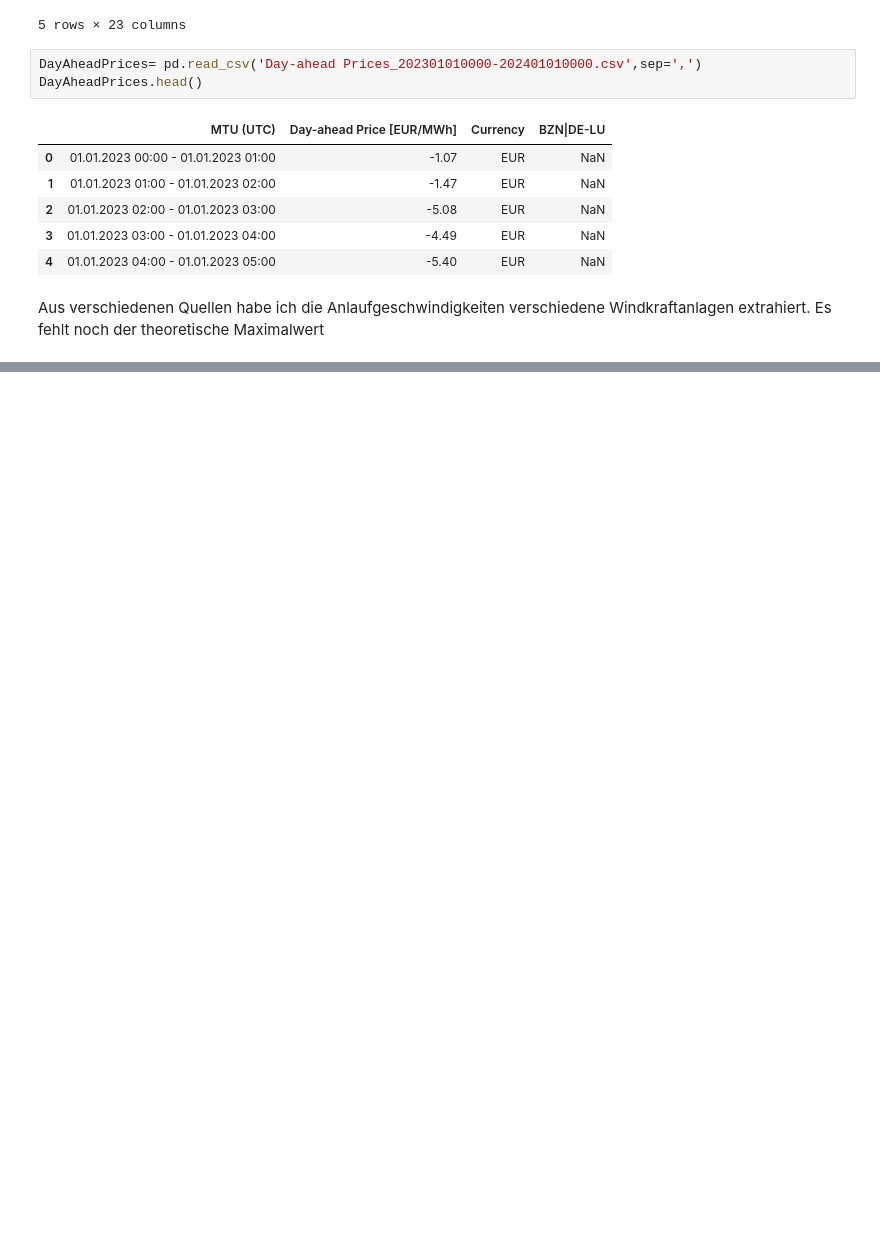
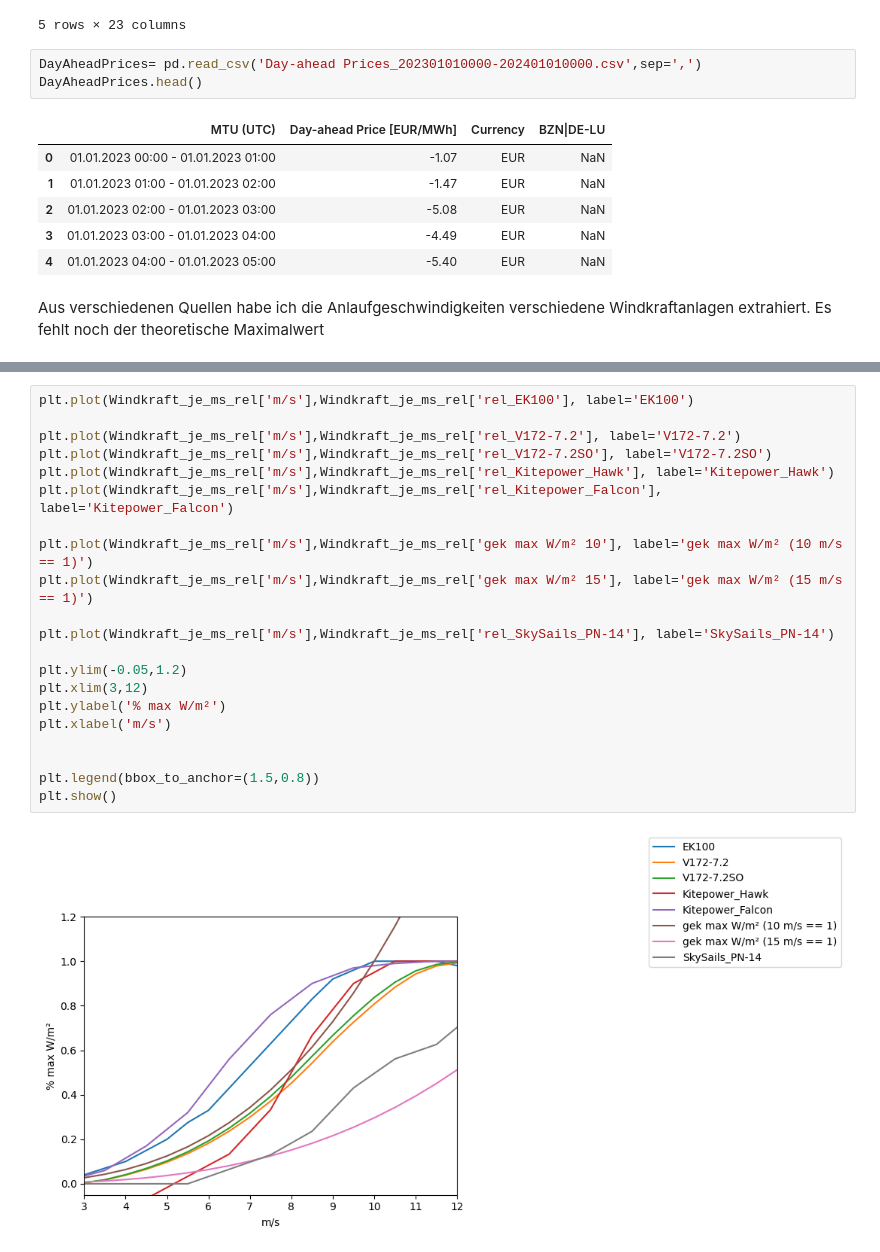
Before and after one commit to strubbi77/breisgauwind, a Jupyter notebook: Untitled.ipynb, the cells around one changed output, grey strips where cells are left out. Cells and saved outputs as stored; diff of their text form; blank space fills up the shorter version.

```diff
--- a/Untitled.ipynb
+++ b/Untitled.ipynb
@@ -165,0 +249,23 @@ Windkraft_je_ms.head()
+# %%
+plt.plot(Windkraft_je_ms_rel['m/s'],Windkraft_je_ms_rel['rel_EK100'], label='EK100')
+
+plt.plot(Windkraft_je_ms_rel['m/s'],Windkraft_je_ms_rel['rel_V172-7.2'], label='V172-7.2')
+plt.plot(Windkraft_je_ms_rel['m/s'],Windkraft_je_ms_rel['rel_V172-7.2SO'], label='V172-7.2SO')
+plt.plot(Windkraft_je_ms_rel['m/s'],Windkraft_je_ms_rel['rel_Kitepower_Hawk'], label='Kitepower_Hawk')
+plt.plot(Windkraft_je_ms_rel['m/s'],Windkraft_je_ms_rel['rel_Kitepower_Falcon'], label='Kitepower_Falcon')
+
+plt.plot(Windkraft_je_ms_rel['m/s'],Windkraft_je_ms_rel['gek max W/m² 10'], label='gek max W/m² (10 m/s == 1)')
+plt.plot(Windkraft_je_ms_rel['m/s'],Windkraft_je_ms_rel['gek max W/m² 15'], label='gek max W/m² (15 m/s == 1)')
+
+plt.plot(Windkraft_je_ms_rel['m/s'],Windkraft_je_ms_rel['rel_SkySails_PN-14'], label='SkySails_PN-14')
+
+plt.ylim(-0.05,1.2)
+plt.xlim(3,12)
+plt.ylabel('% max W/m²')
+plt.xlabel('m/s')
+
+
+plt.legend(bbox_to_anchor=(1.5,0.8))
+plt.show()
+# %% [output]
+[figure, added]
```
Also changed, not shown: parts of 11 cells of this notebook, 20 other files.
